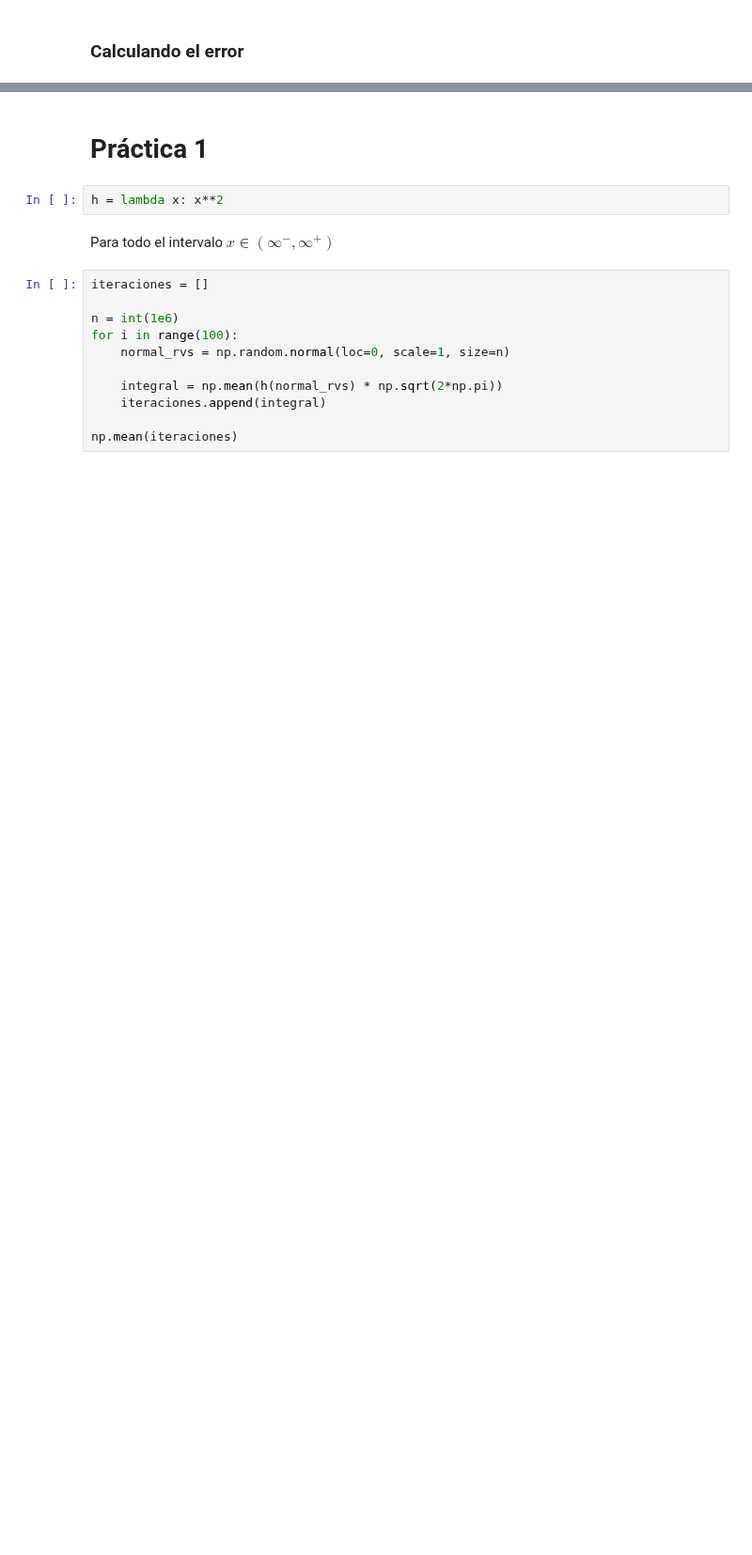
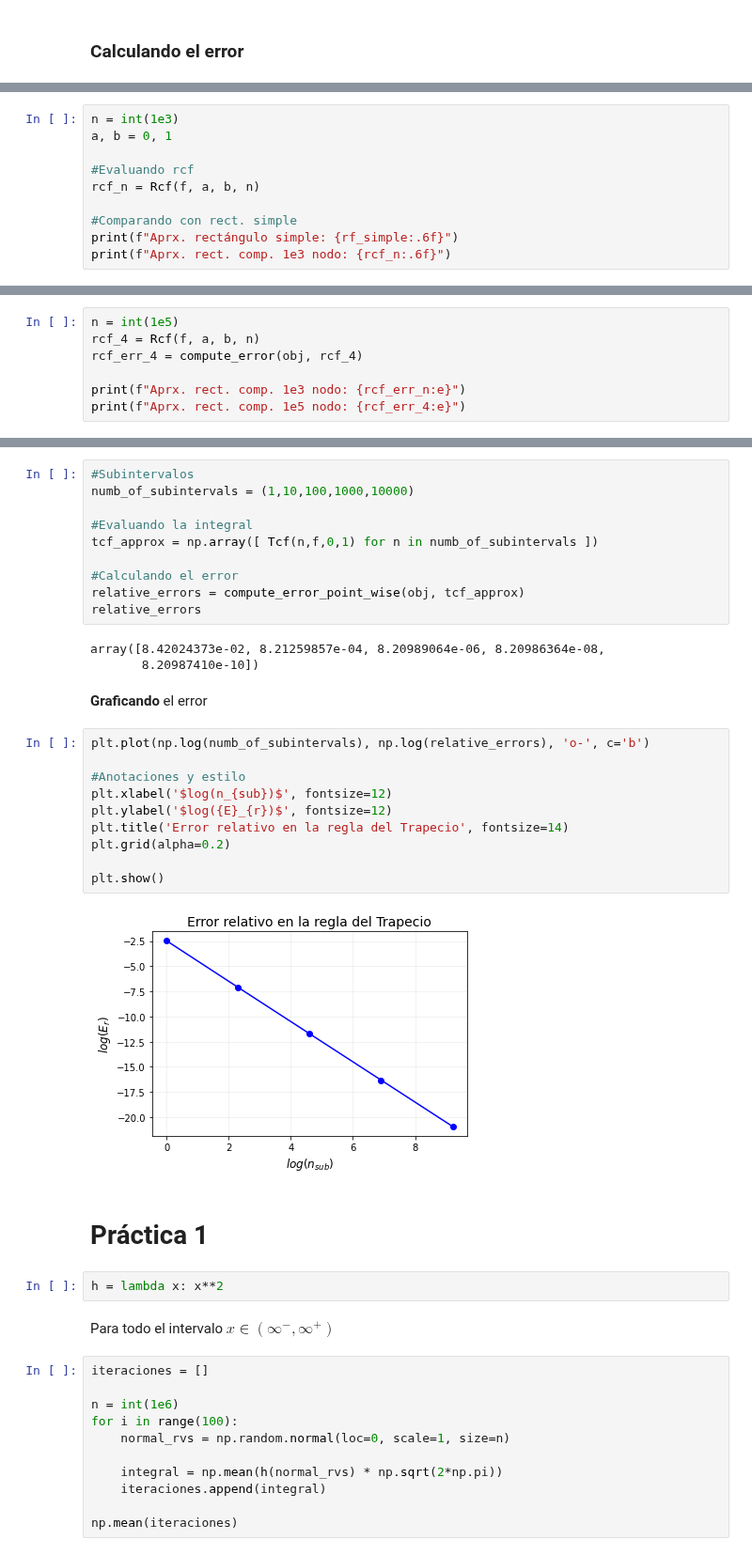
Before and after one commit to CAMM961001/itam-mcd, a Jupyter notebook: optimizacion/01-computo-cientifico/1.7-integracion-numerica.ipynb, the cells around one changed output, grey strips where cells are left out. Shown at 94% size. Saved outputs shown, nothing was run; the diff lists cells and outputs as text; blank space fills up the shorter version.

```diff
--- a/optimizacion/01-computo-cientifico/1.7-integracion-numerica.ipynb
+++ b/optimizacion/01-computo-cientifico/1.7-integracion-numerica.ipynb
@@ -70,0 +135,10 @@ compute_error(obj, rf_simple)
+# %%
+n = int(1e3)
+a, b = 0, 1
+
+#Evaluando rcf
+rcf_n = Rcf(f, a, b, n)
+
+#Comparando con rect. simple
+print(f"Aprx. rectángulo simple: {rf_simple:.6f}")
+print(f"Aprx. rect. comp. 1e3 nodo: {rcf_n:.6f}")
@@ -70,0 +190,7 @@ compute_error(obj, rf_simple)
+# %%
+n = int(1e5)
+rcf_4 = Rcf(f, a, b, n)
+rcf_err_4 = compute_error(obj, rcf_4)
+
+print(f"Aprx. rect. comp. 1e3 nodo: {rcf_err_n:e}")
+print(f"Aprx. rect. comp. 1e5 nodo: {rcf_err_4:e}")
@@ -71,3 +236,30 @@ compute_error(obj, rf_simple)
+# %%
+#Subintervalos
+numb_of_subintervals = (1,10,100,1000,10000)
+
+#Evaluando la integral
+tcf_approx = np.array([ Tcf(n,f,0,1) for n in numb_of_subintervals ])
+
+#Calculando el error
+relative_errors = compute_error_point_wise(obj, tcf_approx)
+relative_errors
+# %% [output]
+array([8.42024373e-02, 8.21259857e-04, 8.20989064e-06, 8.20986364e-08,
+       8.20987410e-10])
+# %% [markdown]
+**Graficando** el error
+# %%
+plt.plot(np.log(numb_of_subintervals), np.log(relative_errors), 'o-', c='b')
+
+#Anotaciones y estilo
+plt.xlabel('$log(n_{sub})$', fontsize=12)
+plt.ylabel('$log({E}_{r})$', fontsize=12)
+plt.title('Error relativo en la regla del Trapecio', fontsize=14)
+plt.grid(alpha=0.2)
+
+plt.show()
+# %% [output]
+[figure, added]
 # %% [markdown]
 # Práctica 1
 # %%
```
Also changed, not shown: parts of 26 cells of this notebook.
